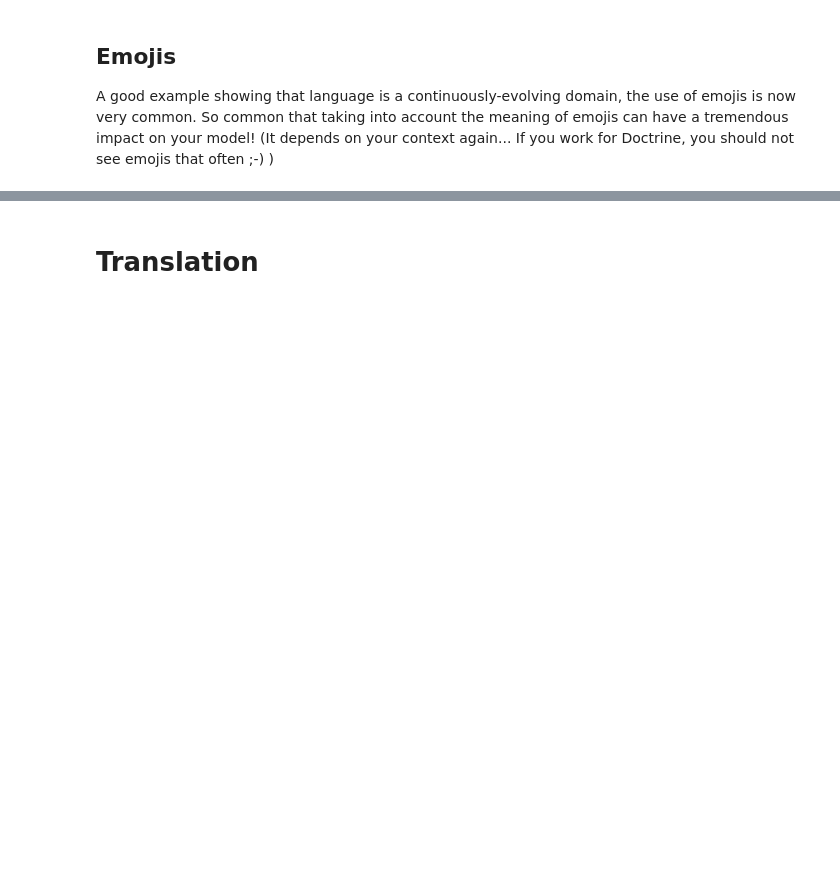
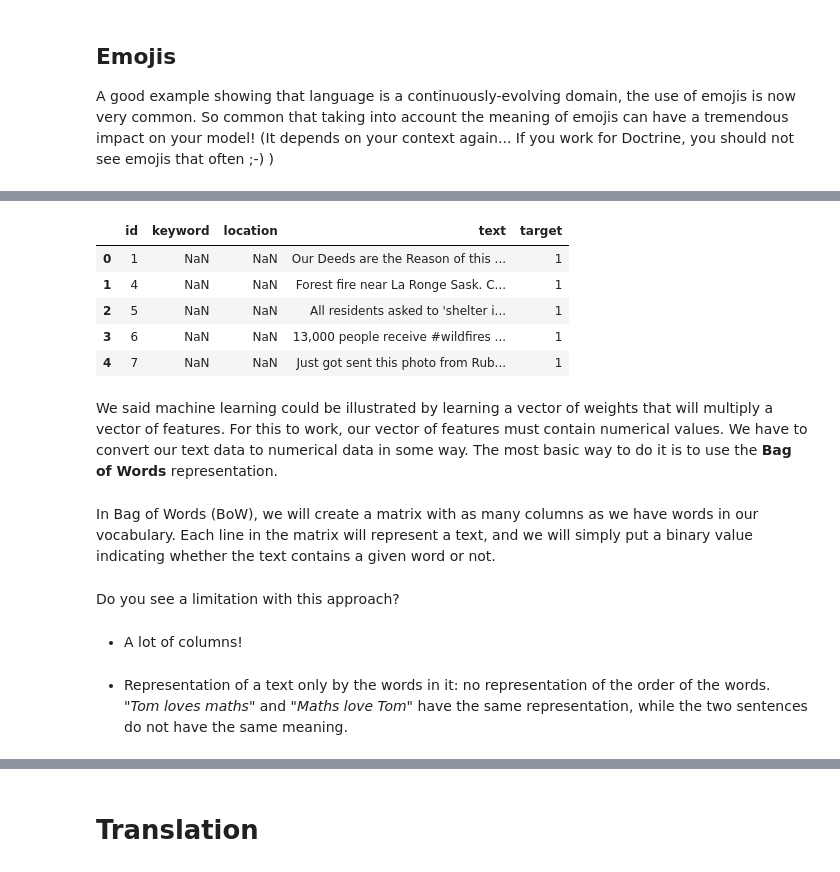
Before and after one commit to rfrenoy/essec_nlp_course, a Jupyter notebook: nlp_intro.ipynb, the cells around one changed output, grey strips where cells are left out. Saved outputs shown, nothing was run; the diff lists cells and outputs as text; code cells hidden in the pictures; blank space fills up the shorter version.

```diff
--- a/nlp_intro.ipynb
+++ b/nlp_intro.ipynb
@@ -149,0 +305,24 @@ for token in doc:
+# %%
+import pandas as pd
+
+full_df = pd.read_csv('train.csv')
+train_df = full_df.iloc[:-1000]
+test_df = full_df.iloc[-1000:]
+train_df.head()
+# %% [output]
+|  | id | keyword | location | text | target |
+| 0 | 1 | NaN | NaN | Our Deeds are the Reason of this ... | 1 |
+| 1 | 4 | NaN | NaN | Forest fire near La Ronge Sask. C... | 1 |
+| 2 | 5 | NaN | NaN | All residents asked to 'shelter i... | 1 |
+| 3 | 6 | NaN | NaN | 13,000 people receive #wildfires ... | 1 |
+| 4 | 7 | NaN | NaN | Just got sent this photo from Rub... | 1 |
+# %% [markdown]
+We said machine learning could be illustrated by learning a vector of weights that will multiply a vector of features. For this to work, our vector of features must contain numerical values. We have to convert our text data to numerical data in some way. The most basic way to do it is to use the **Bag of Words** representation.
+# %% [markdown]
+In Bag of Words (BoW), we will create a matrix with as many columns as we have words in our vocabulary. Each line in the matrix will represent a text, and we will simply put a binary value indicating whether the text contains a given word or not.
+# %% [markdown]
+Do you see a limitation with this approach?
+# %% [markdown]
+* A lot of columns!
+# %% [markdown]
+* Representation of a text only by the words in it: no representation of the order of the words. _"Tom loves maths"_ and _"Maths love Tom"_ have the same representation, while the two sentences do not have the same meaning.
```
Also changed, not shown: parts of 76 cells of this notebook, 4 other files.
